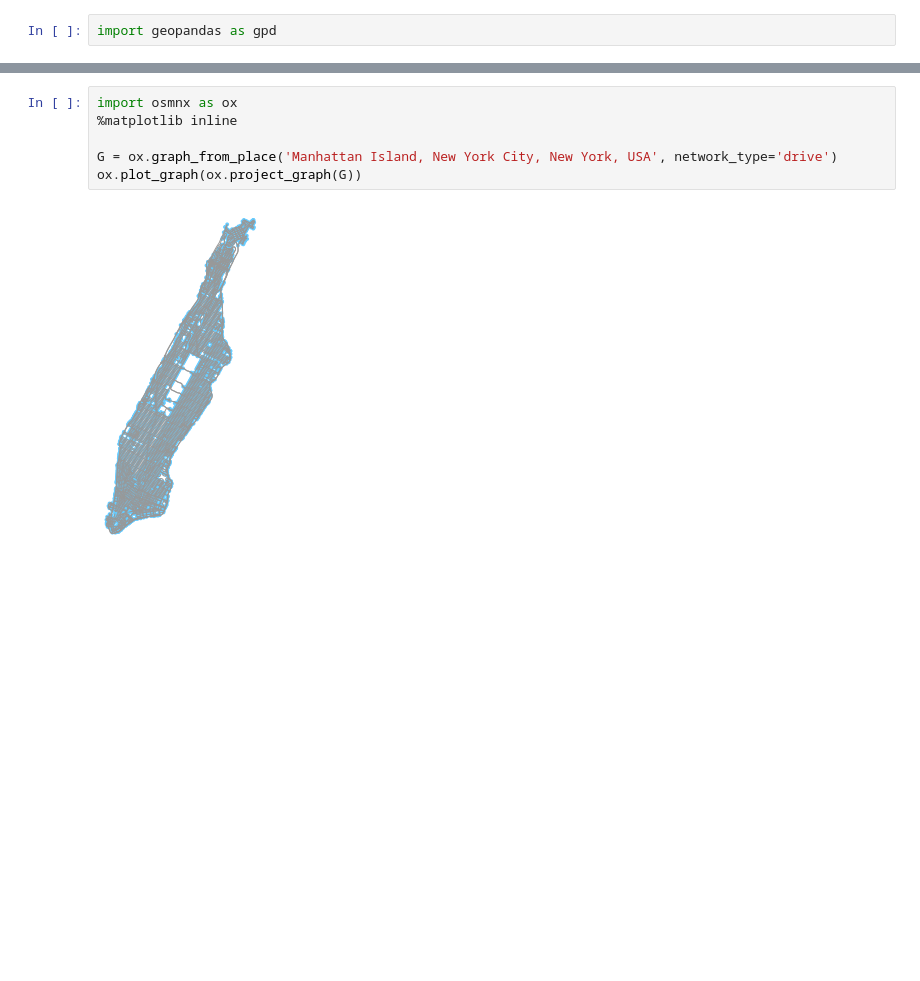
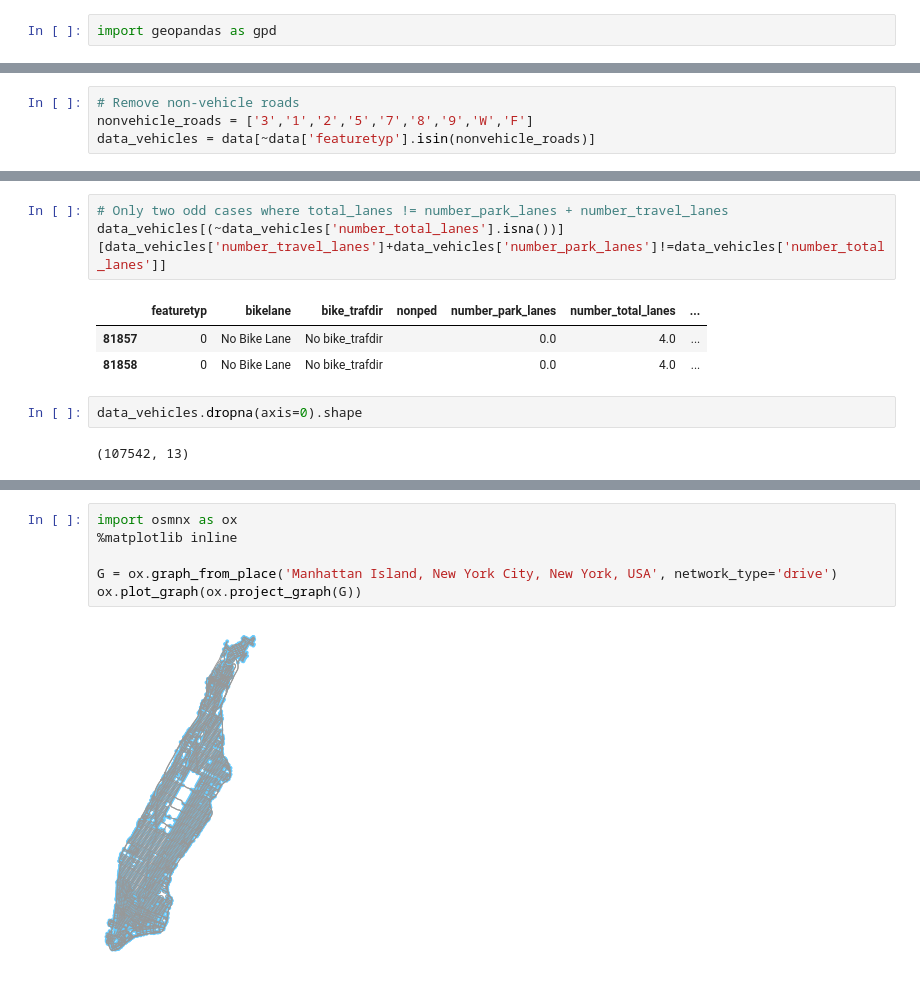
Before and after one commit to michellemho/nyc_collisions, a Jupyter notebook: NYC Road Collision Processing.ipynb, the cells around one changed output, grey strips where cells are left out. Saved outputs shown, nothing was run; the diff lists cells and outputs as text; blank space fills up the shorter version.

```diff
--- a/NYC Road Collision Processing.ipynb
+++ b/NYC Road Collision Processing.ipynb
@@ -146,0 +308,4 @@ Table successfully written to CARTO: https://michellemho-carto.carto.com/dataset
+# %%
+# Remove non-vehicle roads
+nonvehicle_roads = ['3','1','2','5','7','8','9','W','F']
+data_vehicles = data[~data['featuretyp'].isin(nonvehicle_roads)]
@@ -146,0 +350,11 @@ Table successfully written to CARTO: https://michellemho-carto.carto.com/dataset
+# %%
+# Only two odd cases where total_lanes != number_park_lanes + number_travel_lanes
+data_vehicles[(~data_vehicles['number_total_lanes'].isna())][data_vehicles['number_travel_lanes']+data_vehicles['number_park_lanes']!=data_vehicles['number_total_lanes']]
+# %% [output]
+|  | featuretyp | bikelane | bike_trafdir | nonped | number_park_lanes | number_total_lanes | ... |
+| 81857 | 0 | No Bike Lane | No bike_trafdir |  | 0.0 | 4.0 | ... |
+| 81858 | 0 | No Bike Lane | No bike_trafdir |  | 0.0 | 4.0 | ... |
+# %%
+data_vehicles.dropna(axis=0).shape
+# %% [output]
+(107542, 13)
```
Also changed, not shown: parts of 44 cells of this notebook.
